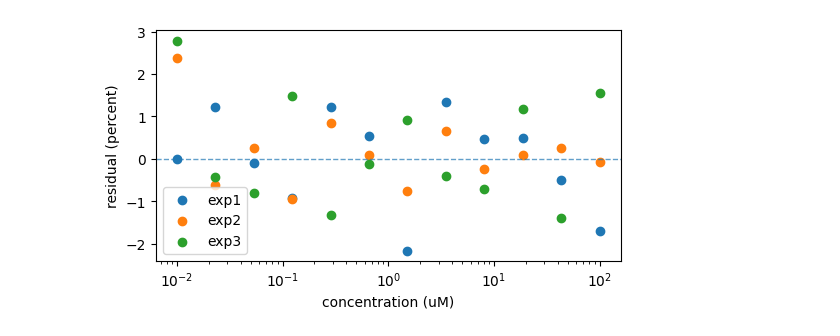
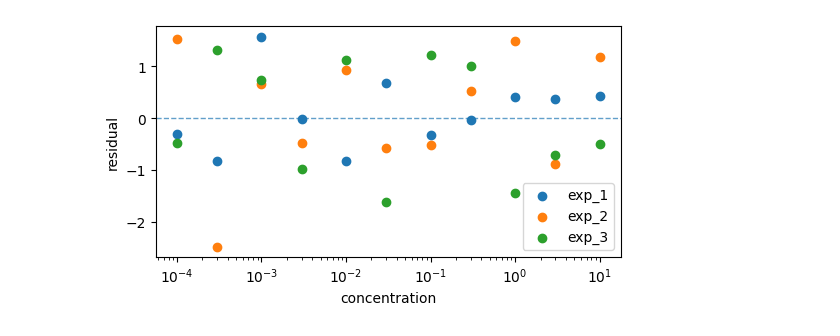
Before and after one commit to choutkaj/bindcurve, a Jupyter notebook: tutorials/00_basics.ipynb, the cells around one changed output. Cells and saved outputs as stored; diff of their text form; code cells hidden in the pictures.

```diff
--- a/tutorials/00_basics.ipynb
+++ b/tutorials/00_basics.ipynb
@@ -43,0 +18,7 @@ raw.head()
+# %%
+data = bc.DoseResponseData.from_csv(
+    "tutorial_data/synthetic/competitive_binding_wide.csv",
+    format="wide",
+)
+
+data
@@ -48,10 +44,8 @@ By default, bindcurve fits one curve per independent experiment and pools techni
 # %%
-data = bc.DoseResponseData.from_dataframe(raw, concentration_unit='uM', response_unit='percent')
-
 results = bc.fit(
     data,
     model='ic50',
-    fixed={'ymin': 0.0, 'ymax': 100.0},
+    fixed={'ymin': 0.0, 'ymax': 100.0}
 )
 
 results.fits_to_dataframe()
@@ -88,7 +107,12 @@ plt.show()
 # %%
 fig, ax = plt.subplots(figsize=(6, 3))
-bc.plot_residuals(data, results, ax=ax)
+bc.plot_residuals(
+    data,
+    results,
+    compound_id="cmpd_1",
+    ax=ax
+)
 ax.legend()
 plt.show()
 # %% [output]
-[figure, old version]
+[figure, new version]
```
Also changed, not shown: parts of 14 cells of this notebook, 44 other files.
